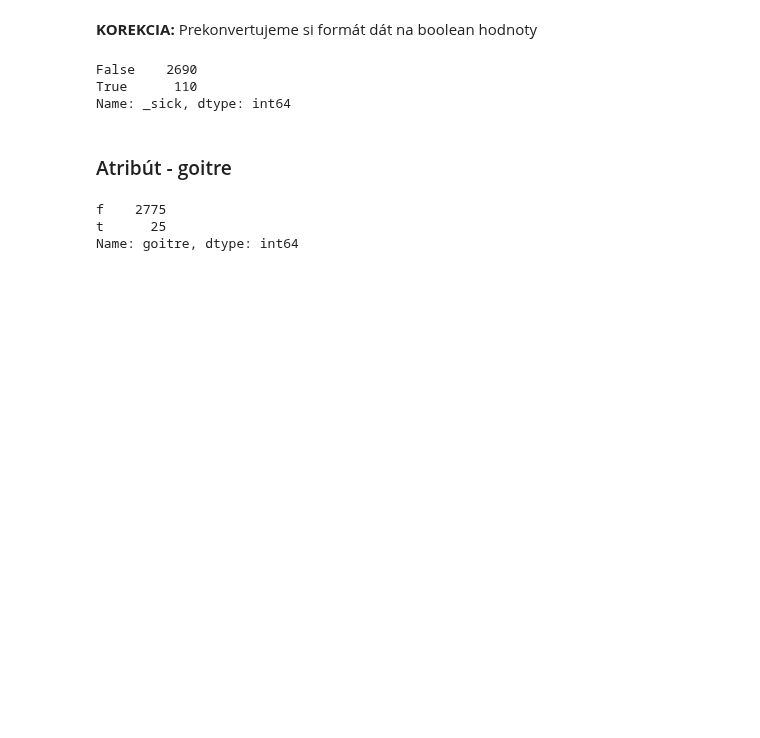
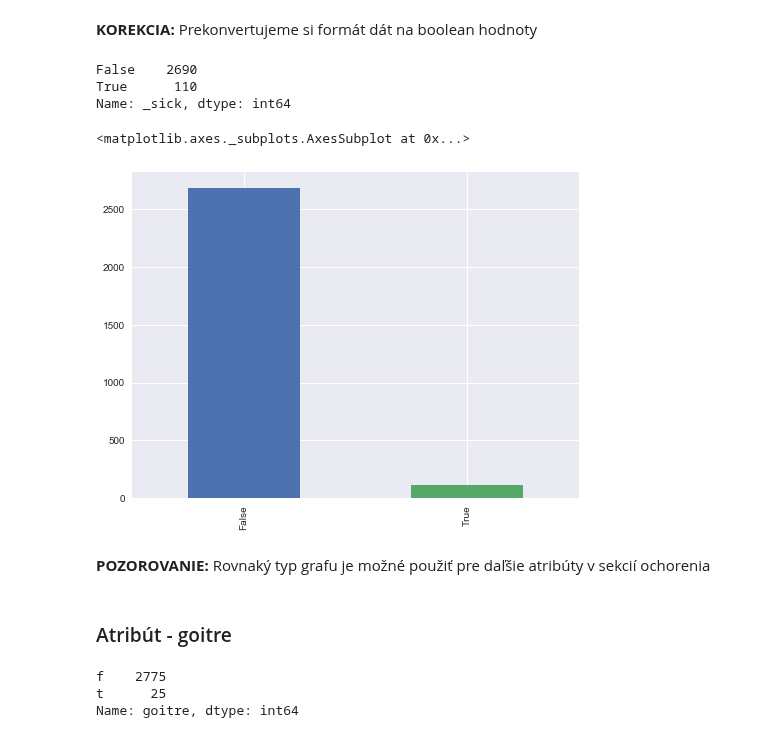
Before and after one commit to PeterJurkacek/IAU_2018_Jurkacek_Vyskoc, a Jupyter notebook: prieskumna_analyza.ipynb, the cells around one changed output. Cells and saved outputs as stored; diff of their text form; code cells hidden in the pictures; blank space fills up the shorter version.

```diff
--- a/prieskumna_analyza.ipynb
+++ b/prieskumna_analyza.ipynb
@@ -544,6 +588,14 @@ data['_sick'].value_counts()
 False    2690
 True      110
 Name: _sick, dtype: int64
+# %%
+# Vykreslíme si graf pre chorobu
+data['_sick'].value_counts().plot(kind='bar')
+# %% [output]
+<matplotlib.axes._subplots.AxesSubplot at 0x...>
+[figure, added]
+# %% [markdown]
+**POZOROVANIE:** Rovnaký typ grafu je možné použiť pre daľšie atribúty v sekcií ochorenia
 # %% [markdown]
 ### Atribút - goitre
 # %%
```
Also changed, not shown: parts of 159 cells of this notebook.
